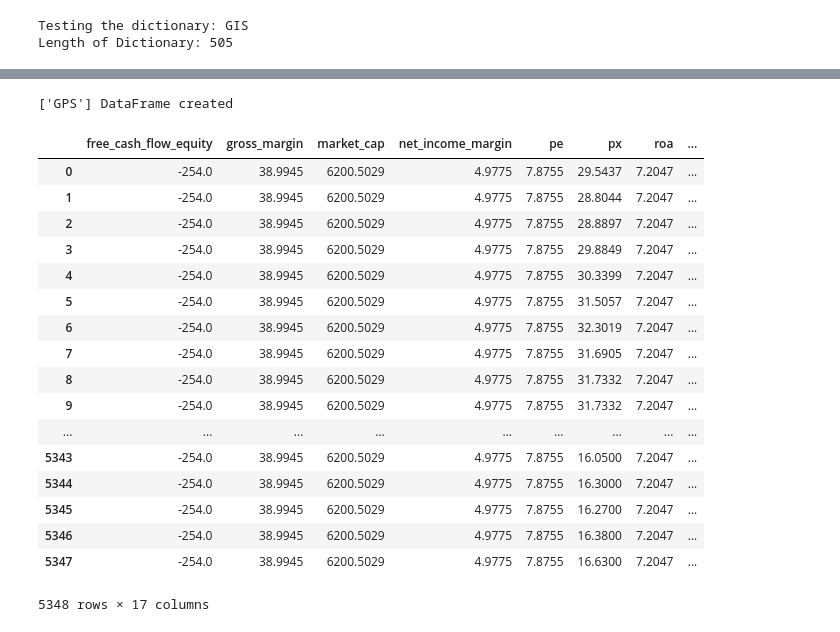
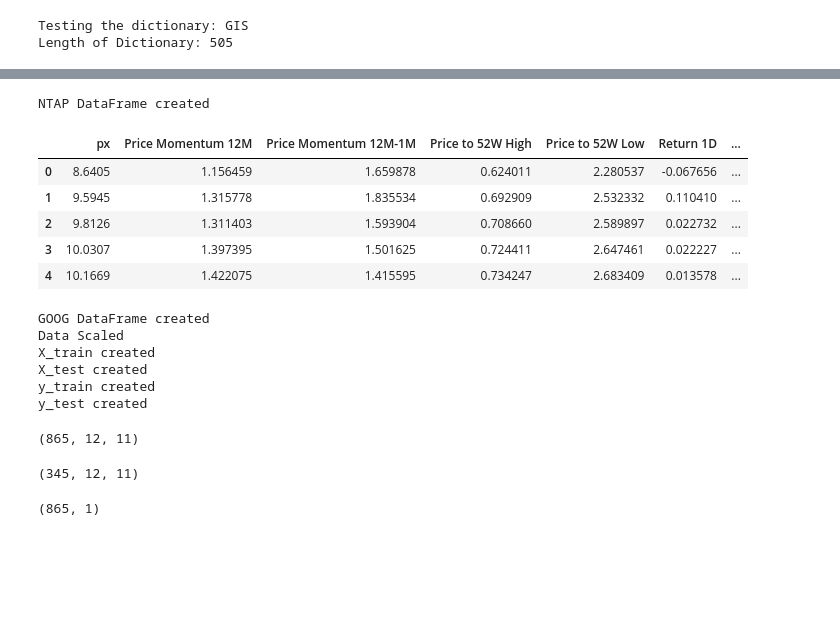
Before and after one commit to ekuo651/Machine-Learning-for-Stock-Selection, a Jupyter notebook: Emmy-hyperparameter-tuning.ipynb, the cells around one changed output, grey strips where cells are left out. Drawn from its saved outputs; the diff is of its cells as text; code cells hidden in the pictures; blank space fills up the shorter version.

```diff
--- a/Emmy-hyperparameter-tuning.ipynb
+++ b/Emmy-hyperparameter-tuning.ipynb
@@ -140,25 +92,13 @@ def load_df_by_number(i):
         return stock_df
     else:
         print('error')
-# %%
-load_df_by_number(2)
-# %% [output]
-['GPS'] DataFrame created
-|  | free_cash_flow_equity | gross_margin | market_cap | net_income_margin | pe | px | roa | ... |
-| 0 | -254.0 | 38.9945 | 6200.5029 | 4.9775 | 7.8755 | 29.5437 | 7.2047 | ... |
-| 1 | -254.0 | 38.9945 | 6200.5029 | 4.9775 | 7.8755 | 28.8044 | 7.2047 | ... |
-| 2 | -254.0 | 38.9945 | 6200.5029 | 4.9775 | 7.8755 | 28.8897 | 7.2047 | ... |
-| 3 | -254.0 | 38.9945 | 6200.5029 | 4.9775 | 7.8755 | 29.8849 | 7.2047 | ... |
-| 4 | -254.0 | 38.9945 | 6200.5029 | 4.9775 | 7.8755 | 30.3399 | 7.2047 | ... |
-| 5 | -254.0 | 38.9945 | 6200.5029 | 4.9775 | 7.8755 | 31.5057 | 7.2047 | ... |
-| 6 | -254.0 | 38.9945 | 6200.5029 | 4.9775 | 7.8755 | 32.3019 | 7.2047 | ... |
-| 7 | -254.0 | 38.9945 | 6200.5029 | 4.9775 | 7.8755 | 31.6905 | 7.2047 | ... |
-| 8 | -254.0 | 38.9945 | 6200.5029 | 4.9775 | 7.8755 | 31.7332 | 7.2047 | ... |
-| 9 | -254.0 | 38.9945 | 6200.5029 | 4.9775 | 7.8755 | 31.7332 | 7.2047 | ... |
-| ... | ... | ... | ... | ... | ... | ... | ... | ... |
-| 5343 | -254.0 | 38.9945 | 6200.5029 | 4.9775 | 7.8755 | 16.0500 | 7.2047 | ... |
-| 5344 | -254.0 | 38.9945 | 6200.5029 | 4.9775 | 7.8755 | 16.3000 | 7.2047 | ... |
-| 5345 | -254.0 | 38.9945 | 6200.5029 | 4.9775 | 7.8755 | 16.2700 | 7.2047 | ... |
-| 5346 | -254.0 | 38.9945 | 6200.5029 | 4.9775 | 7.8755 | 16.3800 | 7.2047 | ... |
-| 5347 | -254.0 | 38.9945 | 6200.5029 | 4.9775 | 7.8755 | 16.6300 | 7.2047 | ... |
-5348 rows × 17 columns
+# %%
+load_df_by_number2(340).head()
+# %% [output]
+NTAP DataFrame created
+|  | px | Price Momentum 12M | Price Momentum 12M-1M | Price to 52W High | Price to 52W Low | Return 1D | ... |
+| 0 | 8.6405 | 1.156459 | 1.659878 | 0.624011 | 2.280537 | -0.067656 | ... |
+| 1 | 9.5945 | 1.315778 | 1.835534 | 0.692909 | 2.532332 | 0.110410 | ... |
+| 2 | 9.8126 | 1.311403 | 1.593904 | 0.708660 | 2.589897 | 0.022732 | ... |
+| 3 | 10.0307 | 1.397395 | 1.501625 | 0.724411 | 2.647461 | 0.022227 | ... |
+| 4 | 10.1669 | 1.422075 | 1.415595 | 0.734247 | 2.683409 | 0.013578 | ... |
@@ -164,0 +131,21 @@ load_df_by_number(2)
+# %%
+a, b, c, d = structure_data(load_df_by_ticker('GOOG'), 12, 15, .7)
+# %% [output]
+GOOG DataFrame created
+Data Scaled
+X_train created
+X_test created
+y_train created
+y_test created
+# %%
+a.shape
+# %% [output]
+(865, 12, 11)
+# %%
+b.shape
+# %% [output]
+(345, 12, 11)
+# %%
+c.shape
+# %% [output]
+(865, 1)
```
Also changed, not shown: parts of 40 cells of this notebook.
